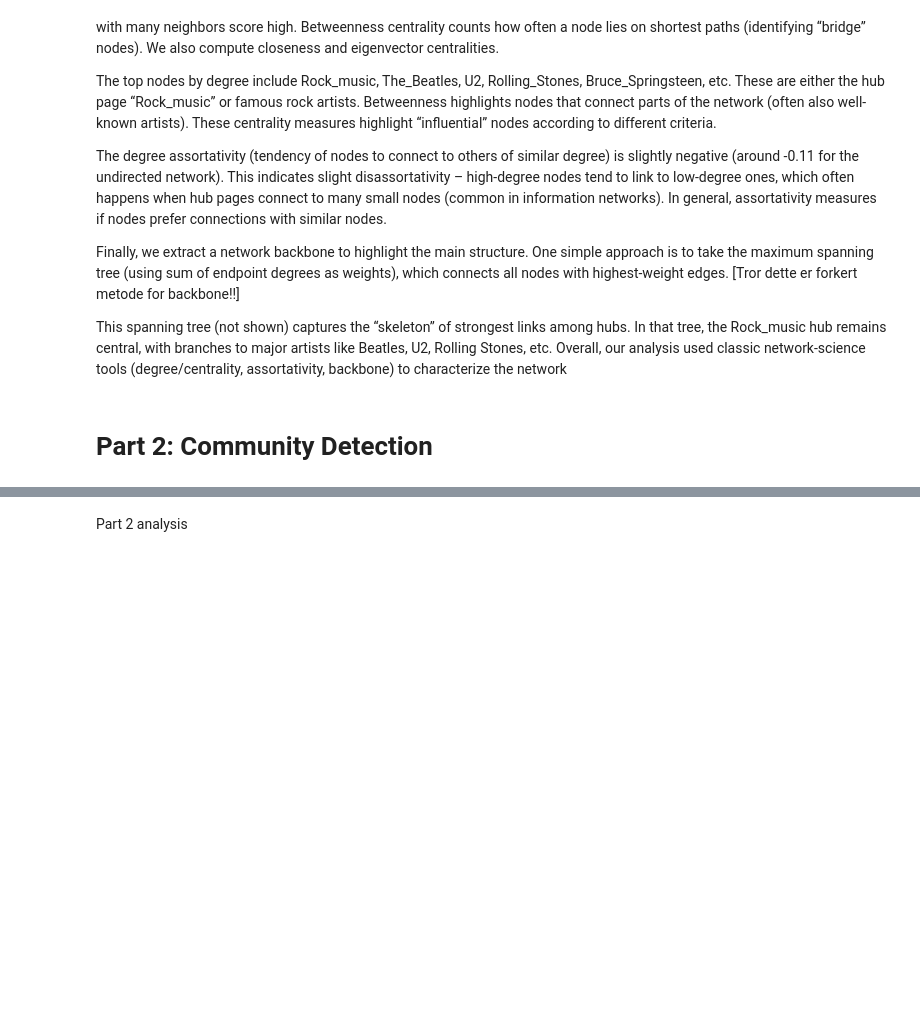
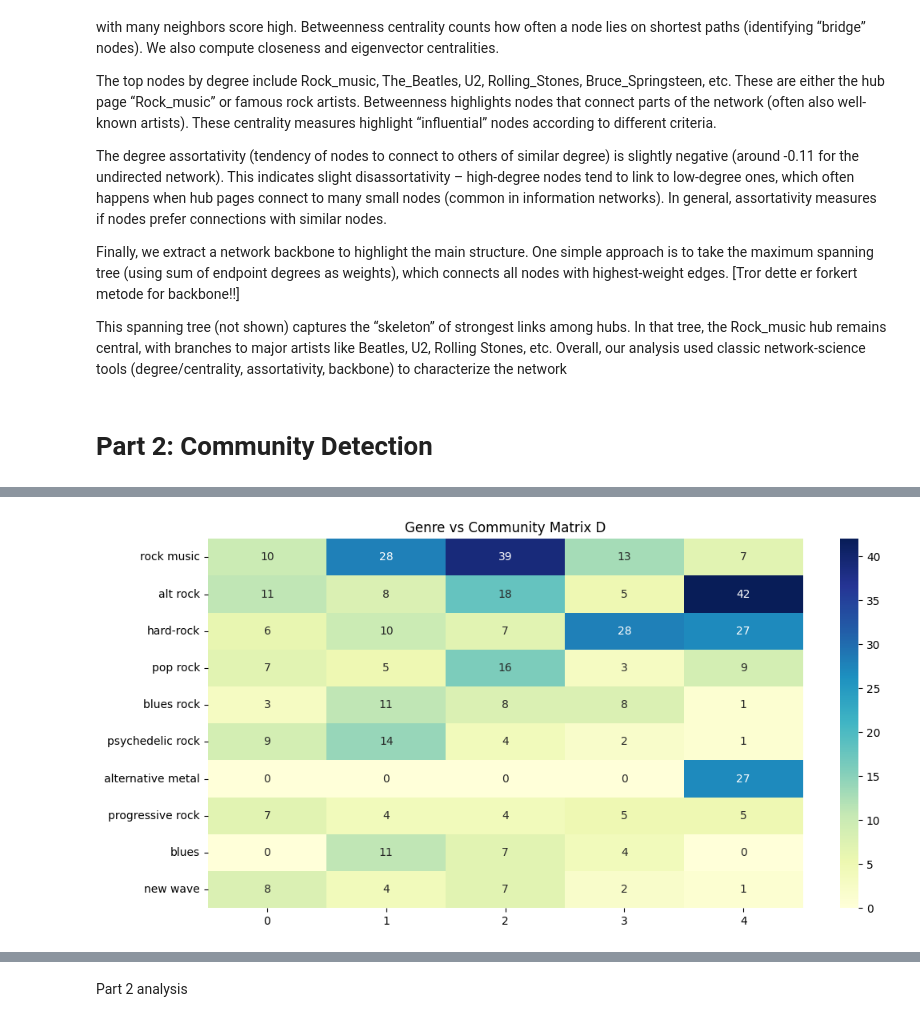
Before and after one commit to GorenzelgProjects/Social_Graphs, a Jupyter notebook: Assignment_2/Rock_Artist_Network_Analysis_Assignment2.ipynb, the cells around one changed output, grey strips where cells are left out. Drawn from its saved outputs; the diff is of its cells as text; code cells hidden in the pictures; blank space fills up the shorter version.

Commit message:
Updated assignment

```diff
--- a/Assignment_2/Rock_Artist_Network_Analysis_Assignment2.ipynb
+++ b/Assignment_2/Rock_Artist_Network_Analysis_Assignment2.ipynb
@@ -97,25 +204,3 @@ Finally, we extract a network backbone to highlight the main structure. One simp
 This spanning tree (not shown) captures the “skeleton” of strongest links among hubs. In that tree, the Rock_music hub remains central, with branches to major artists like Beatles, U2, Rolling Stones, etc. Overall, our analysis used classic network-science tools (degree/centrality, assortativity, backbone) to characterize the network
 # %% [markdown]
 # Part 2: Community Detection
-# %%
-communities = list(louvain_communities(G_undir, seed=42))
-print("Detected communities (sizes):", [len(c) for c in communities])
-mod_val = nx.community.modularity(G_undir, communities)
-print("Modularity:", mod_val)
-
-# Simulated genre assignments
-genre_assign = {
-    "The_Beatles": "Classic",
-    "Rolling_Stones": "Classic",
-    "Metallica": "Metal",
-    "Radiohead": "Indie",
-    "Green_Day": "Punk"
-}
-genres = list(set(genre_assign.values()))
-comm_labels = {node: i for i, c in enumerate(communities) for node in c}
-D = np.zeros((len(genres), len(communities)), dtype=int)
-for artist, genre in genre_assign.items():
-    if artist in comm_labels:
-        D[genres.index(genre), comm_labels[artist]] += 1
-
-print("Genre vs Community matrix:\n", D)
@@ -129,0 +275,8 @@ Genre vs Community matrix:
+# %%
+# make a heatmap of D
+plt.figure(figsize=(12, 6))
+sns.heatmap(D, annot=True, fmt="d", yticklabels=genres, cmap="YlGnBu")
+plt.title("Genre vs Community Matrix D")
+plt.show()
+# %% [output]
+[figure, added]
```
Also changed, not shown: parts of 13 cells of this notebook, 3 other files.
